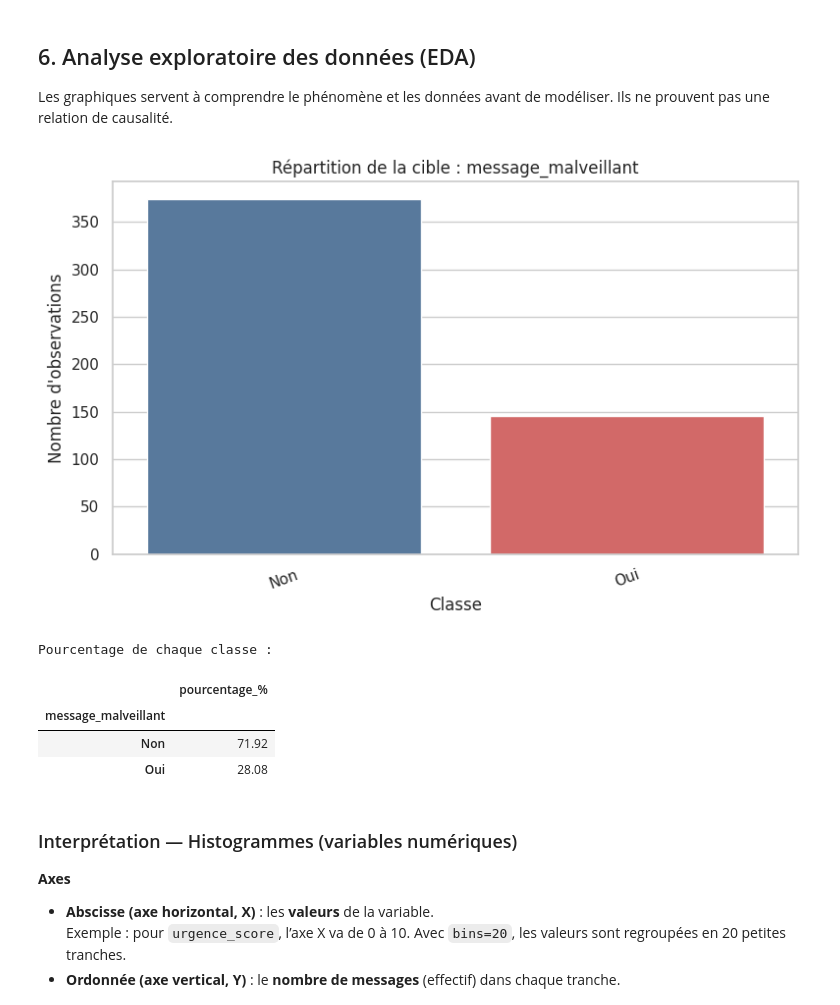
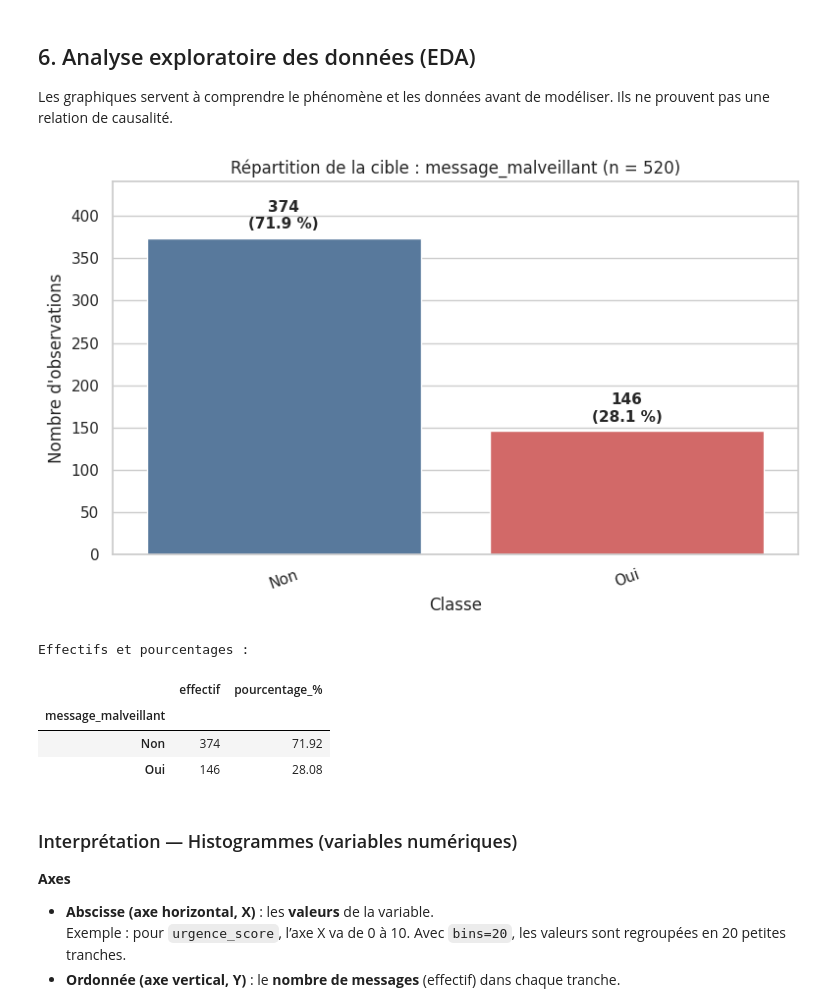
Before and after one commit to bennoomenfaker/app_phishing_ia, a Jupyter notebook: notebook_ML_IA_confiance_numerique.ipynb, the cells around one changed output. Cells and saved outputs as stored; diff of their text form; code cells hidden in the pictures.

```diff
--- a/notebook_ML_IA_confiance_numerique.ipynb
+++ b/notebook_ML_IA_confiance_numerique.ipynb
@@ -483,29 +551,34 @@ df[colonne_cible].value_counts().to_frame('effectif')
 
 Les graphiques servent à comprendre le phénomène et les données avant de modéliser. Ils ne prouvent pas une relation de causalité.
 # %%
-# Graphique 1 : répartition de la variable cible
-plt.figure(figsize=(8, 5))
+# Graphique 1 : répartition de la variable cible (effectifs + pourcentages)
 ordre = df[TARGET].value_counts().index
-pct = (df[TARGET].value_counts(normalize=True) * 100)
+counts = df[TARGET].value_counts().reindex(ordre)
+pct = counts / counts.sum() * 100
 
-sns.countplot(data=df, x=TARGET, order=ordre , palette=['#4C78A8','#E45756'])
-plt.title(f"Répartition de la cible : {TARGET}")
-plt.xlabel("Classe")
-plt.ylabel("Nombre d'observations")
-plt.xticks(rotation=20)
-
+fig, ax = plt.subplots(figsize=(8, 5))
+sns.countplot(data=df, x=TARGET, order=ordre, palette=['#4C78A8', '#E45756'], ax=ax)
+for i, cls in enumerate(ordre):
+    n = int(counts[cls])
+    ax.text(i, n + counts.max() * 0.02, f"{n}\n({pct[cls]:.1f} %)",
+            ha="center", va="bottom", fontsize=11, fontweight="bold")
+ax.set_ylim(0, counts.max() * 1.18)
+ax.set_title(f"Répartition de la cible : {TARGET} (n = {len(df)})")
+ax.set_xlabel("Classe")
+ax.set_ylabel("Nombre d'observations")
+ax.tick_params(axis="x", rotation=20)
 plt.tight_layout()
 plt.show()
 
-print("Pourcentage de chaque classe :")
-display((df[TARGET].value_counts(normalize=True) * 100).round(2).to_frame("pourcentage_%"))
+print("Effectifs et pourcentages :")
+display(pd.DataFrame({"effectif": counts, "pourcentage_%": pct.round(2)}))
 # %% [output]
-[figure, old version]
+[figure, new version]
-Pourcentage de chaque classe :
+Effectifs et pourcentages :
-|  | pourcentage_% |
-| message_malveillant |  |
-| Non | 71.92 |
-| Oui | 28.08 |
+|  | effectif | pourcentage_% |
+| message_malveillant |  |  |
+| Non | 374 | 71.92 |
+| Oui | 146 | 28.08 |
 # %% [markdown]
 ### Interprétation — Histogrammes (variables numériques)
 
```
Also changed, not shown: parts of 9 cells of this notebook, 27 other files.
